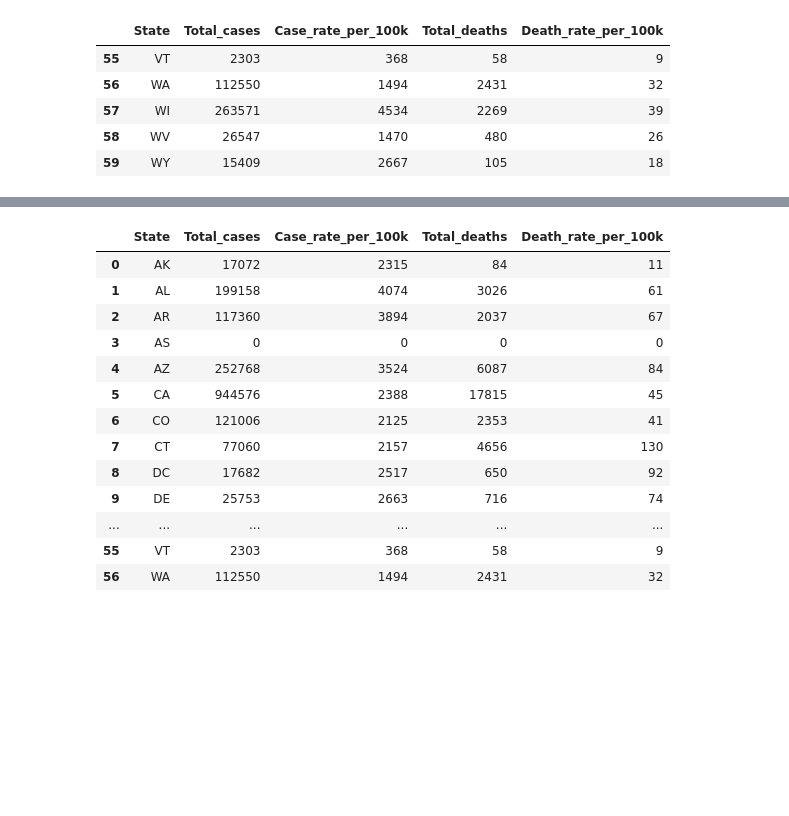
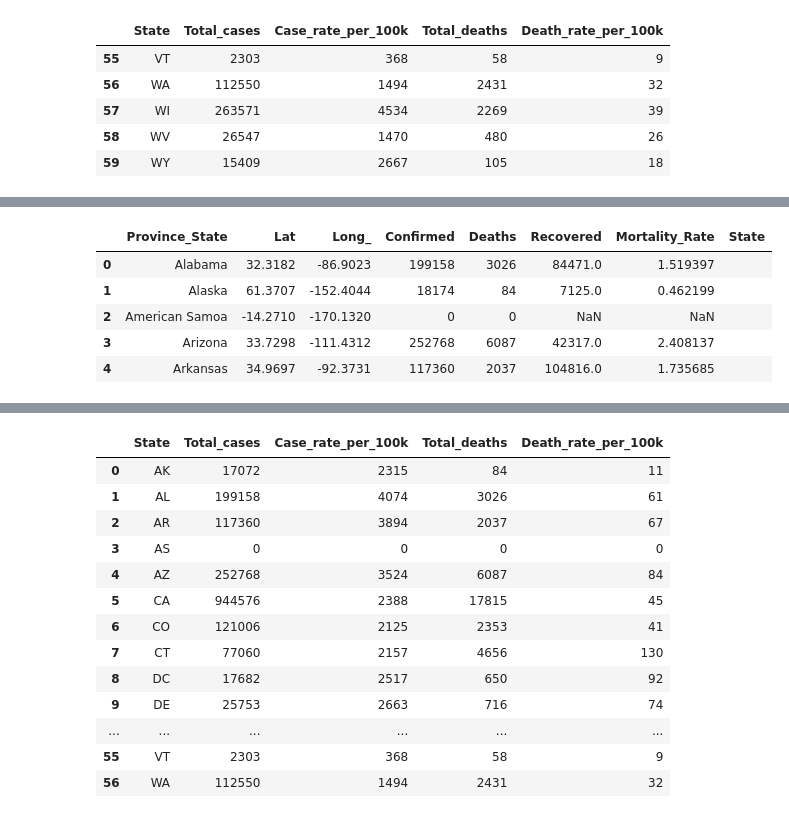
Before and after one commit to lazambrano/Project_2_COVID-19, a Jupyter notebook: analysis.ipynb, the cells around one changed output, grey strips where cells are left out. Cells and saved outputs as stored; diff of their text form; code cells hidden in the pictures; blank space fills up the shorter version.

```diff
--- a/analysis.ipynb
+++ b/analysis.ipynb
@@ -168,0 +178,3 @@ covid_stats_df.tail()
+# %%
+us_covid_df = us_covid_df[["Province_State", "Lat", "Long_", "Confirmed", "Deaths", "Recovered", "Mortality_Rate"]]
+us_covid_df.head()
@@ -168,0 +188,10 @@ covid_stats_df.tail()
+# %%
+us_covid_df["State"] = ""
+us_covid_df.head()
+# %% [output]
+|  | Province_State | Lat | Long_ | Confirmed | Deaths | Recovered | Mortality_Rate | State |
+| 0 | Alabama | 32.3182 | -86.9023 | 199158 | 3026 | 84471.0 | 1.519397 |  |
+| 1 | Alaska | 61.3707 | -152.4044 | 18174 | 84 | 7125.0 | 0.462199 |  |
+| 2 | American Samoa | -14.2710 | -170.1320 | 0 | 0 | NaN | NaN |  |
+| 3 | Arizona | 33.7298 | -111.4312 | 252768 | 6087 | 42317.0 | 2.408137 |  |
+| 4 | Arkansas | 34.9697 | -92.3731 | 117360 | 2037 | 104816.0 | 1.735685 |  |
```
Also changed, not shown: parts of 13 cells of this notebook, 4 other files.
